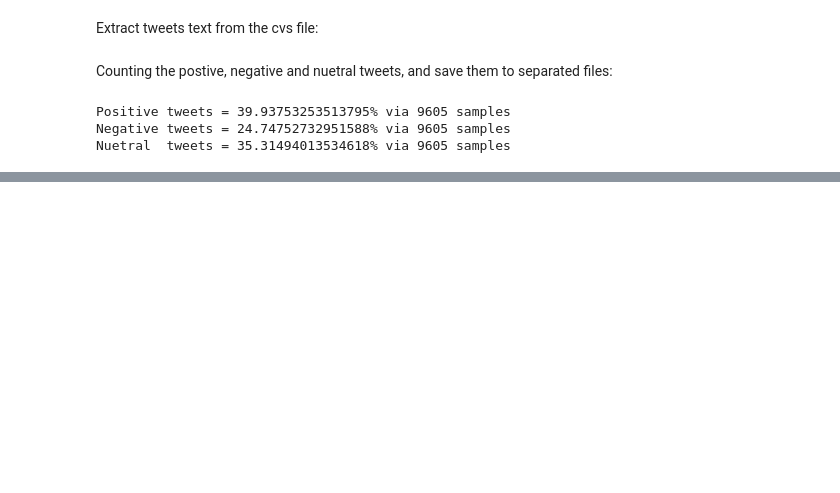
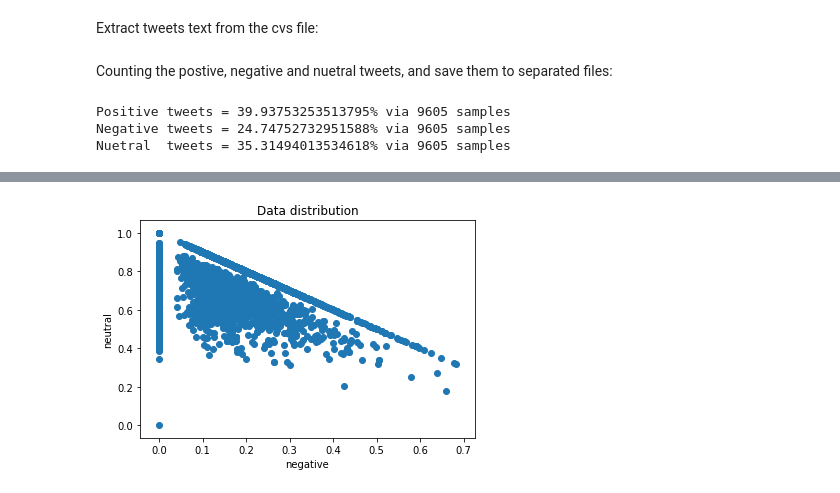
Before and after one commit to nanonothing/social-media-analysis, a Jupyter notebook: test_code/twitter_test.ipynb, the cells around one changed output, grey strips where cells are left out. Saved outputs shown, nothing was run; the diff lists cells and outputs as text; code cells hidden in the pictures; blank space fills up the shorter version.

```diff
--- a/test_code/twitter_test.ipynb
+++ b/test_code/twitter_test.ipynb
@@ -57,0 +118,30 @@ Nuetral  tweets = 35.31494013534618% via 9605 samples
+# %%
+import csv
+import pandas
+from vaderSentiment.vaderSentiment import SentimentIntensityAnalyzer
+import matplotlib.pyplot as plt
+
+analyzer = SentimentIntensityAnalyzer()
+neg_data=[]
+n_data=[]
+
+with open("scotus_tweets_2014-11-14_text_2.txt","r", encoding="utf8") as f:
+    for line in f.read().split('\n'):
+        vs = analyzer.polarity_scores(line)
+        neg_data.append(vs['neg'])
+        n_data.append(vs['neu'])
+f.close()
+
+plt.scatter(neg_data,n_data)
+
+plt.xlabel('negative')
+
+plt.ylabel('neutral')
+
+# giving a title to my graph
+plt.title('Data distribution')
+
+# function to show the plot
+plt.show()
+# %% [output]
+[figure, added]
```
Also changed, not shown: parts of 2 cells of this notebook.
